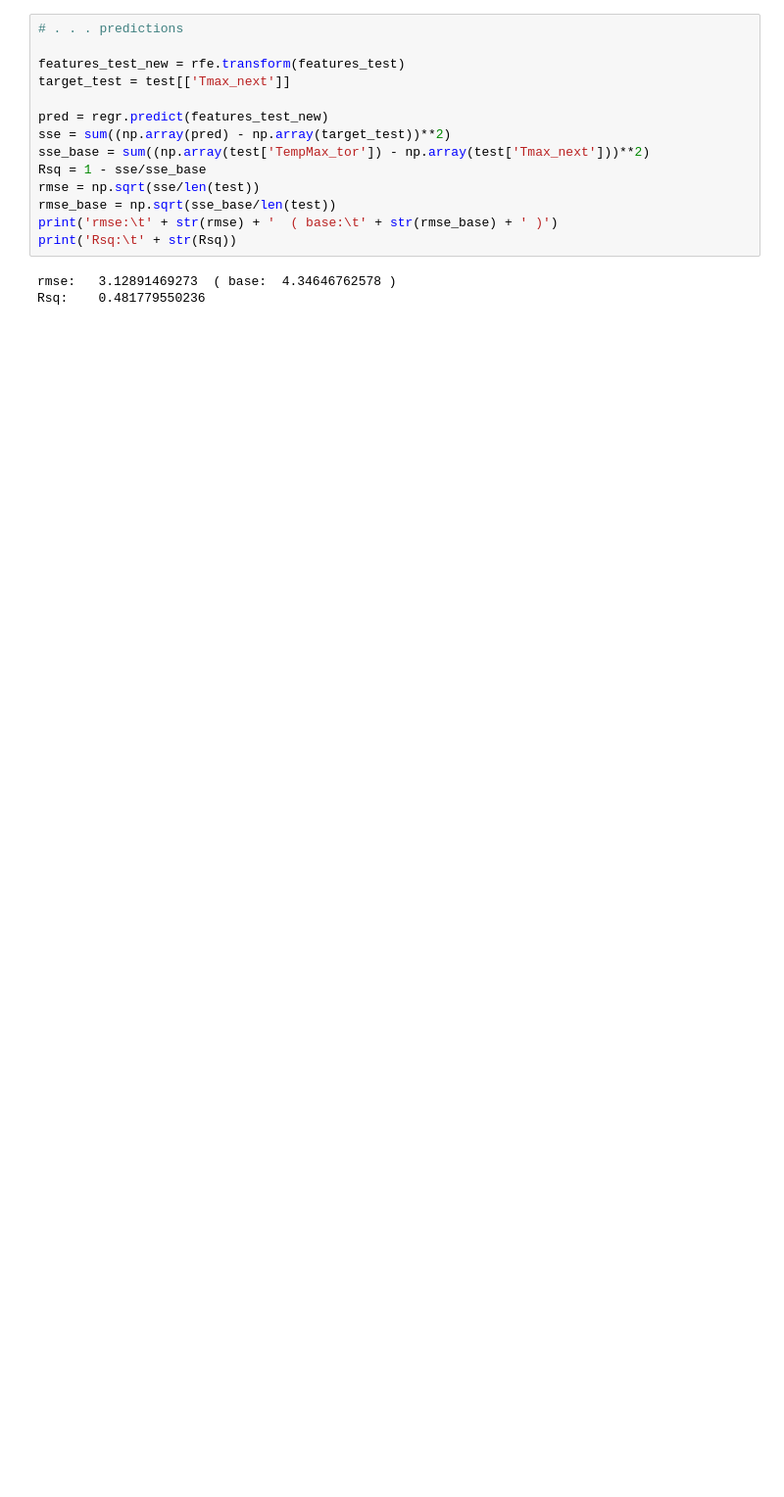
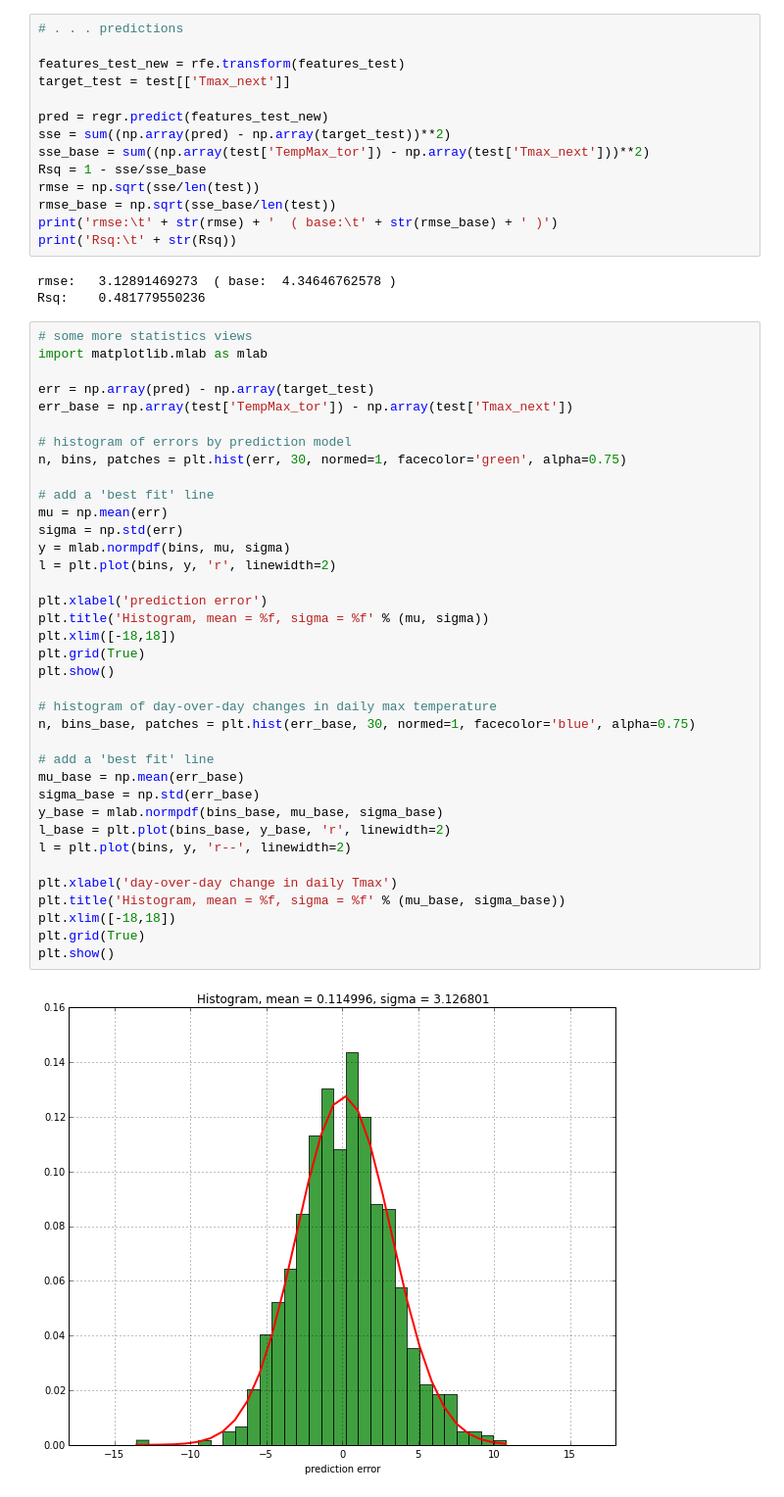
Before and after one commit to majorgowan/wpwp, a Jupyter notebook: Scraping/Notebooks/wU_Working_with_Daily_Summaries.ipynb, the cells around one changed output. Shown: that part at 98% size. Saved outputs shown, nothing was run; the diff lists cells and outputs as text; blank space fills up the shorter version.

Commit message:
added some statistical visualization (histograms mostly) of regression results

```diff
--- a/Scraping/Notebooks/wU_Working_with_Daily_Summaries.ipynb
+++ b/Scraping/Notebooks/wU_Working_with_Daily_Summaries.ipynb
@@ -375,3 +375,42 @@ print('Rsq:\t' + str(Rsq))
 # %% [output]
 rmse:   3.12891469273  ( base:  4.34646762578 )
 Rsq:    0.481779550236
+# %%
+# some more statistics views
+import matplotlib.mlab as mlab
+
+err = np.array(pred) - np.array(target_test)
+err_base = np.array(test['TempMax_tor']) - np.array(test['Tmax_next'])
+
+# histogram of errors by prediction model
+n, bins, patches = plt.hist(err, 30, normed=1, facecolor='green', alpha=0.75)
+
+# add a 'best fit' line
+mu = np.mean(err)
+sigma = np.std(err)
+y = mlab.normpdf(bins, mu, sigma)
+l = plt.plot(bins, y, 'r', linewidth=2)
+
+plt.xlabel('prediction error')
+plt.title('Histogram, mean = %f, sigma = %f' % (mu, sigma))
+plt.xlim([-18,18])
+plt.grid(True)
+plt.show()
+
+# histogram of day-over-day changes in daily max temperature
+n, bins_base, patches = plt.hist(err_base, 30, normed=1, facecolor='blue', alpha=0.75)
+
+# add a 'best fit' line
+mu_base = np.mean(err_base)
+sigma_base = np.std(err_base)
+y_base = mlab.normpdf(bins_base, mu_base, sigma_base)
+l_base = plt.plot(bins_base, y_base, 'r', linewidth=2)
+l = plt.plot(bins, y, 'r--', linewidth=2)
+
+plt.xlabel('day-over-day change in daily Tmax')
+plt.title('Histogram, mean = %f, sigma = %f' % (mu_base, sigma_base))
+plt.xlim([-18,18])
+plt.grid(True)
+plt.show()
+# %% [output]
+[figure, added]
```
Also changed, not shown: parts of 11 cells of this notebook, 1 other file.
